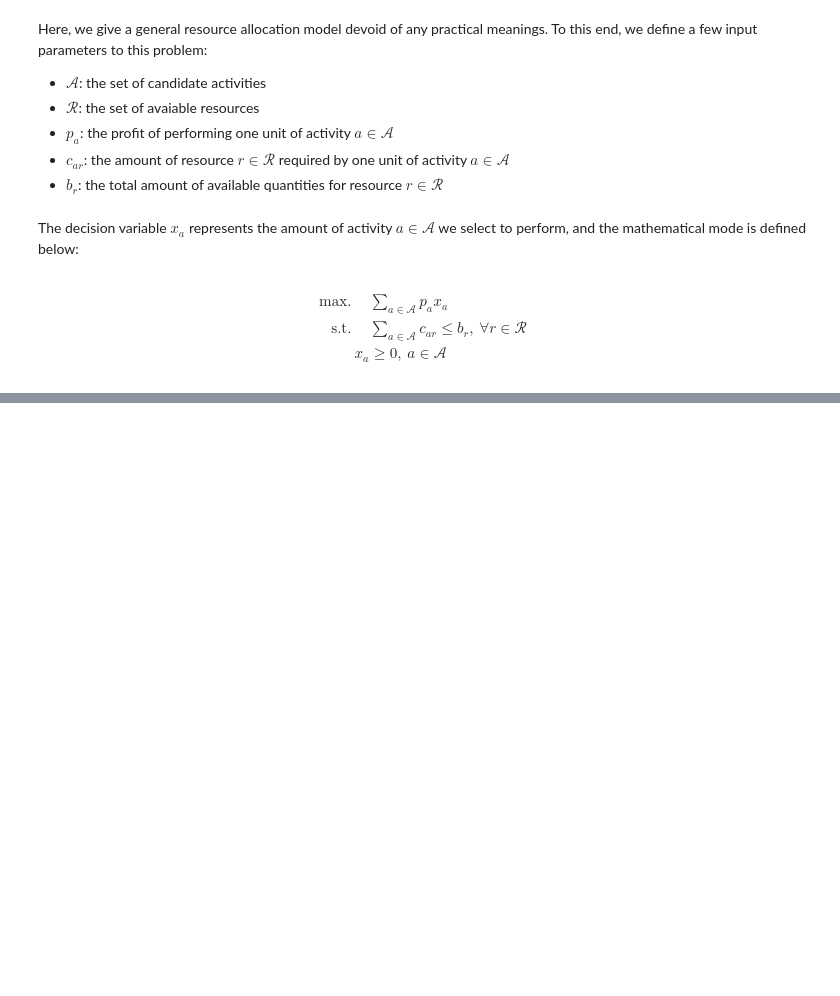
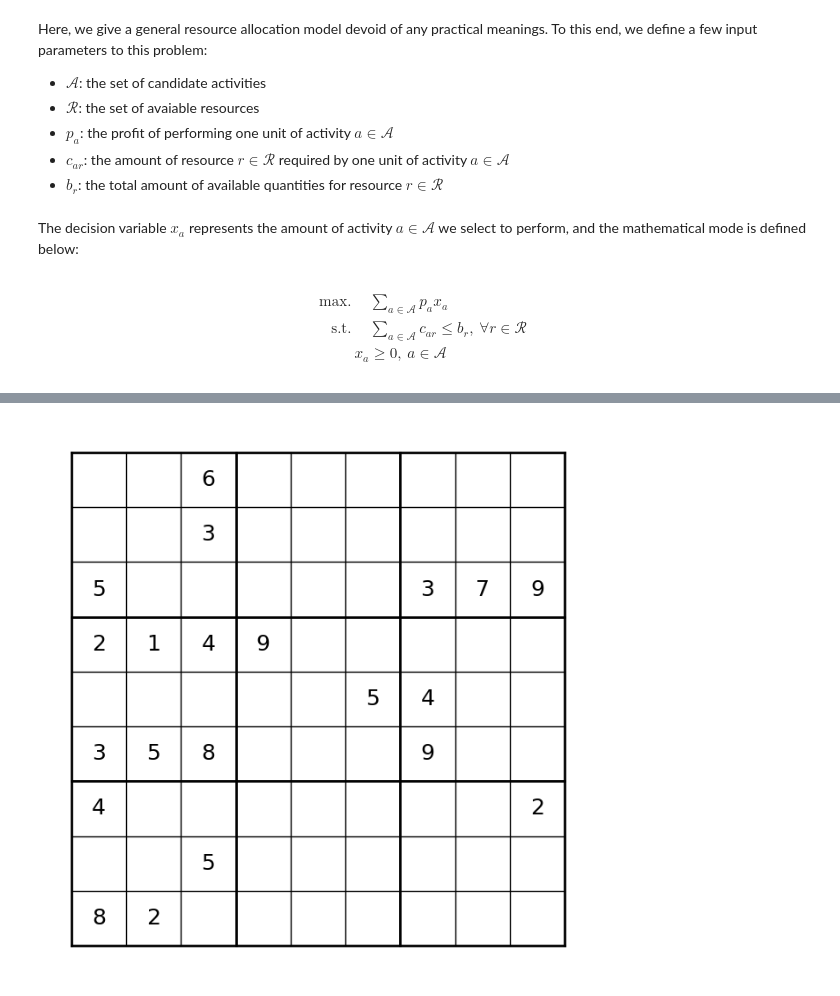
Before and after one commit to kunlei/python-ortools-notes, a Jupyter notebook: linear-programming.ipynb, the cells around one changed output, grey strips where cells are left out. Cells and saved outputs as stored; diff of their text form; code cells hidden in the pictures; blank space fills up the shorter version.

```diff
--- a/linear-programming.ipynb
+++ b/linear-programming.ipynb
@@ -621,0 +829,74 @@ The decision variable $x_a$ represents the amount of activity $a \in \mathcal{A}
+# %%
+# | echo: false
+# | label: fig-sudoku-problem
+# | fig-cap: A Sudoku problem
+
+from typing import List
+import matplotlib.pyplot as plt
+from random import sample
+import copy
+
+random.seed(42)
+
+def create_sudoku():
+    """create a sudoku puzzle
+    source: https://stackoverflow.com/a/56581709
+    """
+    base  = 3
+    side  = base*base
+
+    # pattern for a baseline valid solution
+    def pattern(r,c): return (base*(r%base)+r//base+c)%side
+
+    # randomize rows, columns and numbers (of valid base pattern)
+    def shuffle(s): return sample(s,len(s))
+    rBase = range(base)
+    rows  = [ g*base + r for g in shuffle(rBase) for r in shuffle(rBase) ]
+    cols  = [ g*base + c for g in shuffle(rBase) for c in shuffle(rBase) ]
+    nums  = shuffle(range(1,base*base+1))
+
+    # produce board using randomized baseline pattern
+    board = [ [nums[pattern(r,c)] for c in cols] for r in rows ]
+    solution = copy.deepcopy(board)
+
+    squares = side*side
+    empties = squares * 3//4
+    for p in sample(range(squares),empties):
+        board[p//side][p%side] = 0
+
+    return board, solution
+
+# define function that draws a sudoku
+def draw_sudoku(puzzle: List[List[int]] = None, puzzle_color='k', solution = None):
+    fix, ax = plt.subplots(figsize=(8, 8))
+    for i in range(0, 10, 3):
+        ax.plot([i, i], [0, 9], linewidth=2, color='k')
+        ax.plot([0, 9], [i, i], linewidth=2, color='k')
+
+    for i in range(1, 9):
+        ax.plot([i, i], [0, 9], linewidth=1, color='k')
+        ax.plot([0, 9], [i, i], linewidth=1, color='k')
+
+    if solution is not None:
+        for i in range(9):
+            for j in range(9):
+                if solution[i][j] != 0:
+                    ax.text((j + 0.5), (i + 0.5), str(solution[i][j]), size=18, ha='center', va='center', color='k')
+
+    if puzzle is not None:
+        for i in range(9):
+            for j in range(9):
+                if puzzle[i][j] != 0:
+                    ax.text((j + 0.5), (i + 0.5), str(puzzle[i][j]), size=18, ha='center', va='center', color=puzzle_color)
+
+    ax.axis('off')
+    ax.set_aspect(1.0)
+    ax.invert_yaxis()
+    plt.show()
+
+create_sudoku()
+
+puzzle, solution = create_sudoku()
+draw_sudoku(puzzle=puzzle)
+# %% [output]
+[figure, added]
```
Also changed, not shown: parts of 24 cells of this notebook, 1 other file.
